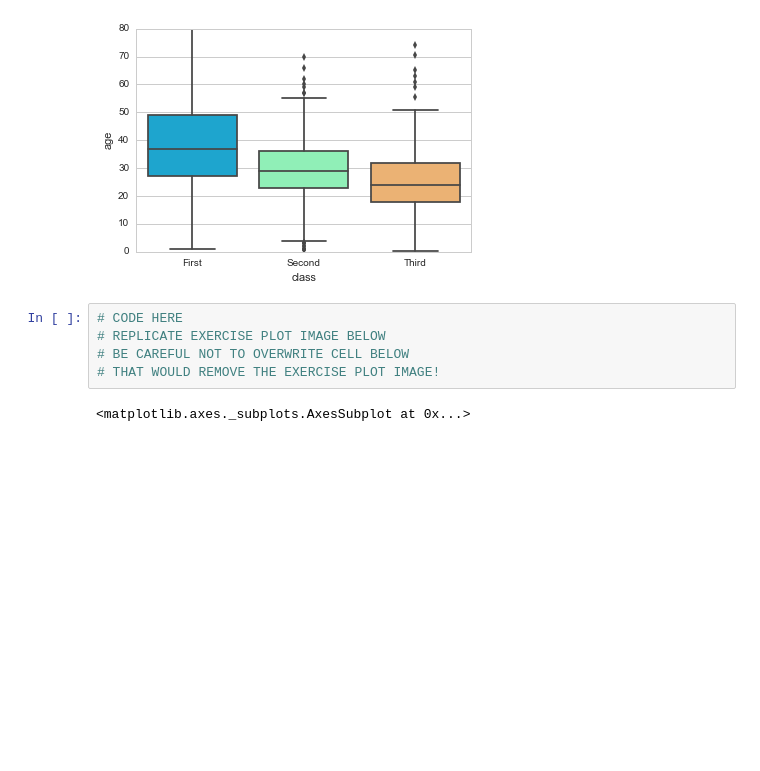
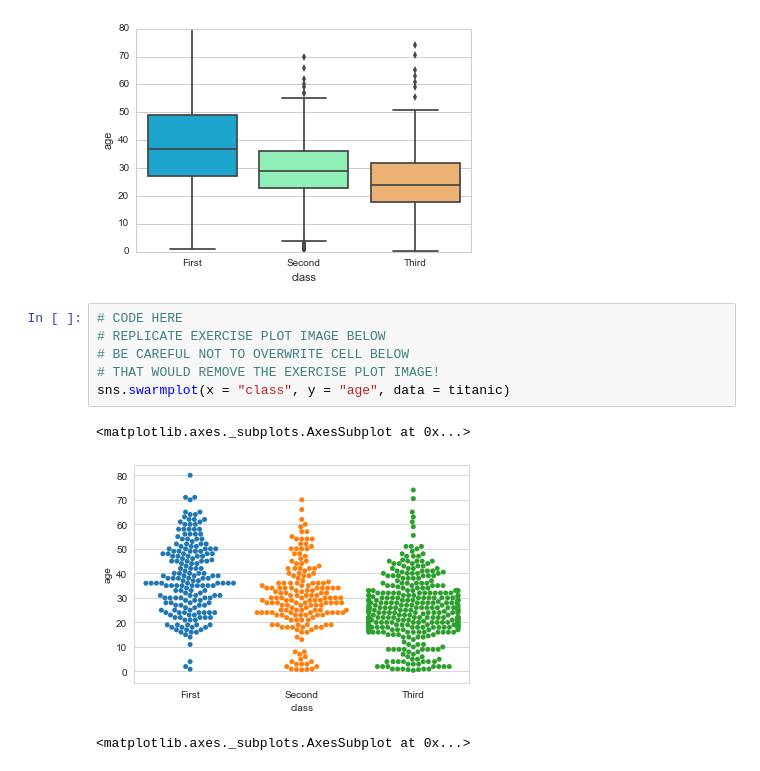
Before and after one commit to deepakkhurana/Python-Statistics, a Jupyter notebook: 07-Seaborn Exercises.ipynb, the cells around one changed output. Saved outputs shown, nothing was run; the diff lists cells and outputs as text; blank space fills up the shorter version.

```diff
--- a/07-Seaborn Exercises.ipynb
+++ b/07-Seaborn Exercises.ipynb
@@ -63,8 +75,12 @@ titanic.head()
 # %%
 # CODE HERE
 # REPLICATE EXERCISE PLOT IMAGE BELOW
 # BE CAREFUL NOT TO OVERWRITE CELL BELOW
 # THAT WOULD REMOVE THE EXERCISE PLOT IMAGE!
+sns.swarmplot(x = "class", y = "age", data = titanic)
+# %% [output]
+<matplotlib.axes._subplots.AxesSubplot at 0x...>
+[figure, added]
 # %%
 # %% [output]
 <matplotlib.axes._subplots.AxesSubplot at 0x...>
```
Also changed, not shown: parts of 6 cells of this notebook.
